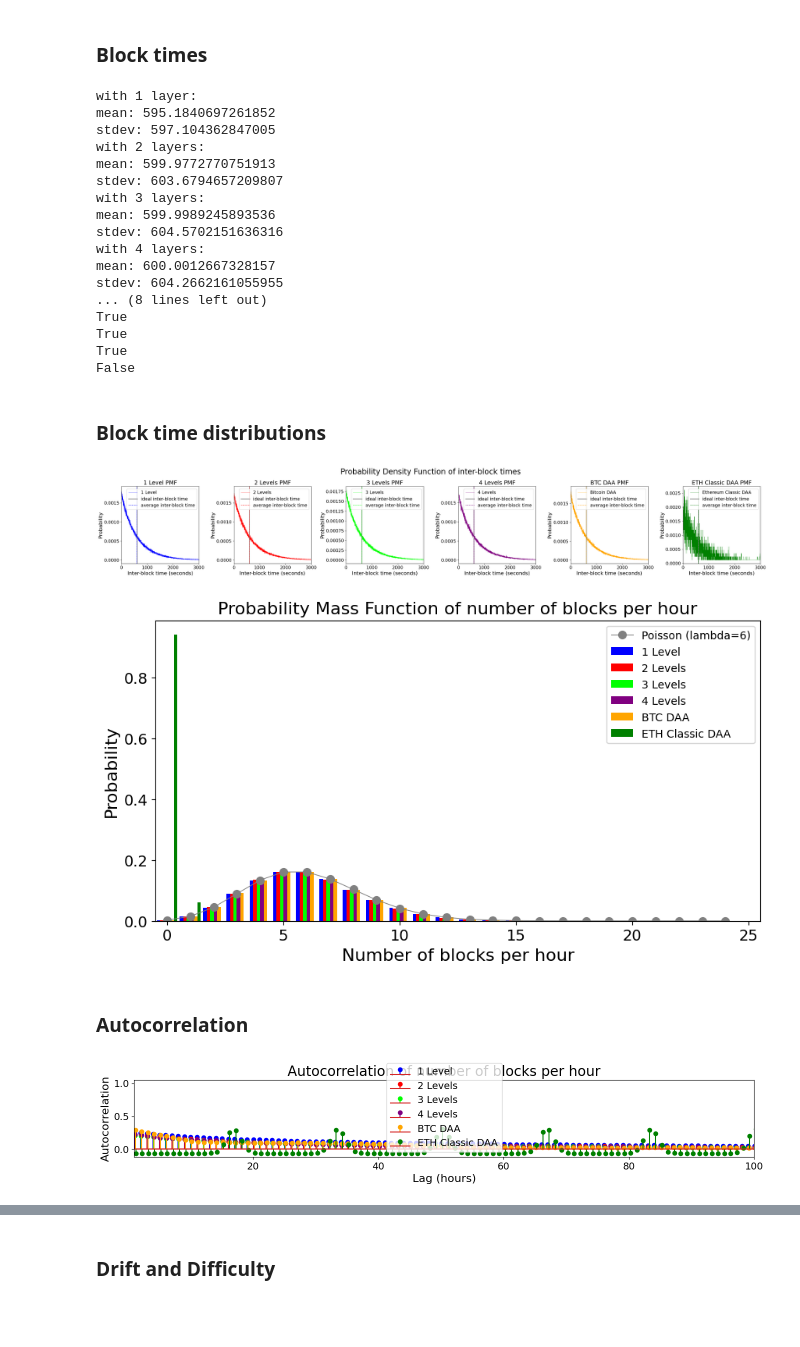
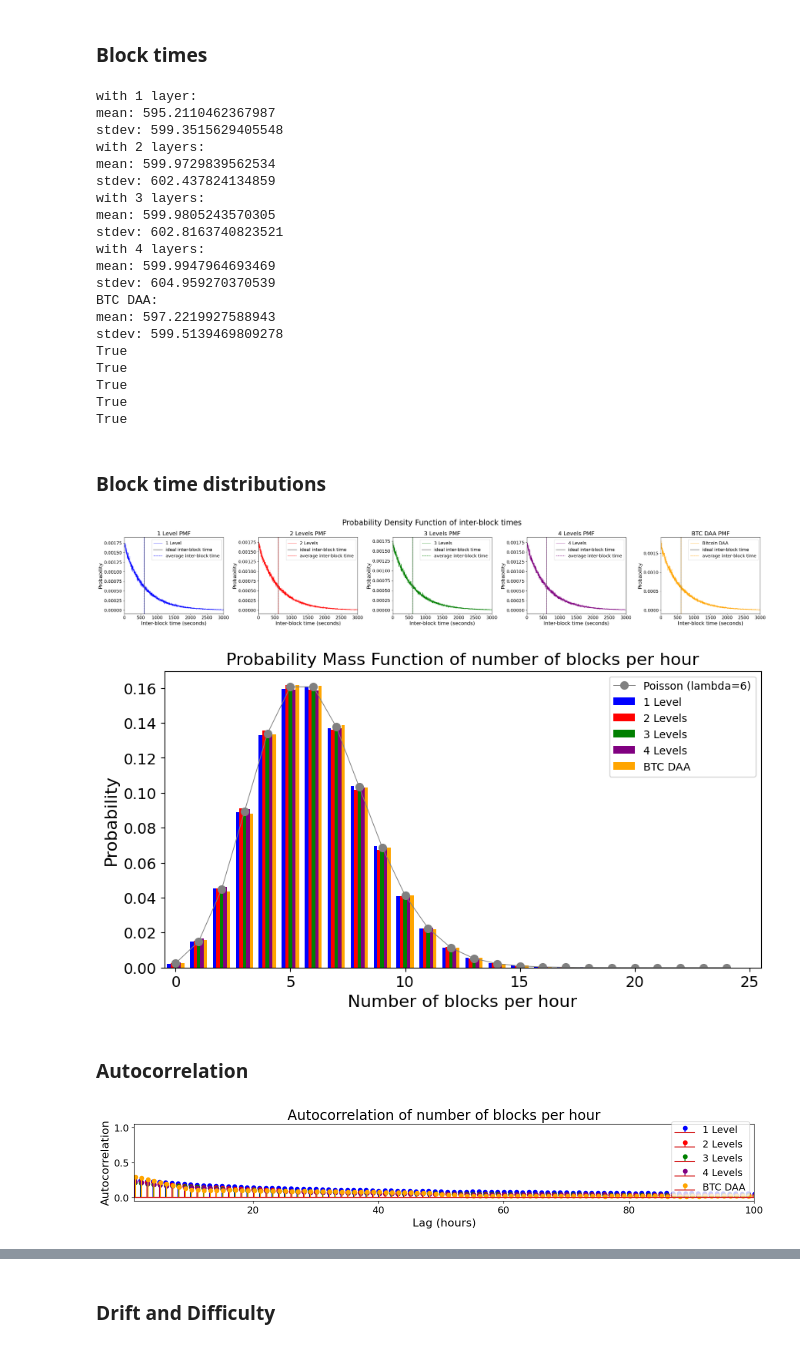
Before and after one commit to demKyr/BCH-DAA-2, a Jupyter notebook: visualisation_final_revised.ipynb, the cells around one changed output, grey strips where cells are left out. Saved outputs shown, nothing was run; the diff lists cells and outputs as text; code cells hidden in the pictures; blank space fills up the shorter version.

Commit message:
Fix Digishield and Eth Classic DAA

```diff
--- a/visualisation_final_revised.ipynb
+++ b/visualisation_final_revised.ipynb
@@ -45,7 +43,7 @@ df_eth['median_time'] = pd.to_datetime(df_eth['timestamp'], unit='s')
 import pandas as pd
 
 # === Summary Stats ===
-for i, df in enumerate([df_1_layer, df_2_layer, df_3_layer, df_4_layer, df_btc, df_eth], 1):
+for i, df in enumerate([df_1_layer, df_2_layer, df_3_layer, df_4_layer, df_btc], 1):
     if i == 5:
         print("BTC DAA:")
     elif i == 6:
@@ -56,7 +54,7 @@ for i, df in enumerate([df_1_layer, df_2_layer, df_3_layer, df_4_layer, df_btc,
     print("stdev:", df['block_time'].std())
 
 # === Sanity Check ===
-for df in [df_1_layer, df_2_layer, df_3_layer, df_4_layer, df_btc, df_eth]:
+for df in [df_1_layer, df_2_layer, df_3_layer, df_4_layer, df_btc]:
     df['secondary_block_time'] = pd.to_datetime(df['median_time']).diff().dt.total_seconds().fillna(0)
 
 print(df_1_layer['block_time'][1:].equals(df_1_layer['secondary_block_time'][1:]))
@@ -64,7 +62,6 @@ print(df_2_layer['block_time'][1:].equals(df_2_layer['secondary_block_time'][1:]
 print(df_3_layer['block_time'][1:].equals(df_3_layer['secondary_block_time'][1:]))
 print(df_4_layer['block_time'][1:].equals(df_4_layer['secondary_block_time'][1:]))
 print(df_btc['block_time'][1:].equals(df_btc['secondary_block_time'][1:]))
-print(df_eth['block_time'][1:].equals(df_eth['secondary_block_time'][1:]))
 # === Average Block Time per Day ===
 def avg_block_time_per_day(df):
     df['median_time'] = pd.to_datetime(df['median_time'])
@@ -76,7 +73,6 @@ q_res_2_layer_avg_block_time = avg_block_time_per_day(df_2_layer)
 q_res_3_layer_avg_block_time = avg_block_time_per_day(df_3_layer)
 q_res_4_layer_avg_block_time = avg_block_time_per_day(df_4_layer)
 q_res_btc_avg_block_time = avg_block_time_per_day(df_btc)
-q_res_eth_avg_block_time = avg_block_time_per_day(df_eth)
 
 # === Hourly Record Count ===
 def hourly_record_count(df):
@@ -89,7 +85,6 @@ q_res_2_layer_hour_count = hourly_record_count(df_2_layer)
 q_res_3_layer_hour_count = hourly_record_count(df_3_layer)
 q_res_4_layer_hour_count = hourly_record_count(df_4_layer)
 q_res_btc_hour_count = hourly_record_count(df_btc)
-q_res_eth_hour_count = hourly_record_count(df_eth)
 
 # === Fill Missing Hours ===
 min_hour = q_res_1_layer_hour_count['hour'].min()
@@ -105,25 +100,27 @@ q_res_2_layer_hour_count = fill_missing_hours(q_res_2_layer_hour_count)
 q_res_3_layer_hour_count = fill_missing_hours(q_res_3_layer_hour_count)
 q_res_4_layer_hour_count = fill_missing_hours(q_res_4_layer_hour_count)
 q_res_btc_hour_count = fill_missing_hours(q_res_btc_hour_count)
-q_res_eth_hour_count = fill_missing_hours(q_res_eth_hour_count)
 # %% [output]
 with 1 layer:
-mean: 595.1840697261852
-stdev: 597.104362847005
+mean: 595.2110462367987
+stdev: 599.3515629405548
 with 2 layers:
-mean: 599.9772770751913
-stdev: 603.6794657209807
+mean: 599.9729839562534
+stdev: 602.437824134859
 with 3 layers:
-mean: 599.9989245893536
-stdev: 604.5702151636316
+mean: 599.9805243570305
+stdev: 602.8163740823521
 with 4 layers:
-mean: 600.0012667328157
-stdev: 604.2662161055955
-... (8 lines left out)
+mean: 599.9947964693469
+stdev: 604.959270370539
+BTC DAA:
+mean: 597.2219927588943
+stdev: 599.5139469809278
 True
 True
 True
-False
+True
+True
 # %% [markdown]
 ### Block time distributions
 # %%
@@ -132,9 +129,8 @@ pdf_block_time_2_layer = df_2_layer['block_time'].value_counts(normalize=True).s
 pdf_block_time_3_layer = df_3_layer['block_time'].value_counts(normalize=True).sort_index()
 pdf_block_time_4_layer = df_4_layer['block_time'].value_counts(normalize=True).sort_index()
 pdf_block_time_btc = df_btc['block_time'].value_counts(normalize=True).sort_index()
-pdf_block_time_eth = df_eth['block_time'].value_counts(normalize=True).sort_index()
 
-fig, axs = plt.subplots(1, 6, figsize=(30, 5))
+fig, axs = plt.subplots(1, 5, figsize=(30, 5))
 
 axs[0].plot(pdf_block_time_1_layer.index, pdf_block_time_1_layer.values, color='blue', label='1 Level', linewidth=0.5)
 axs[0].axvline(600, color='gray', linestyle='-', linewidth=2, label='ideal inter-block time')
@@ -156,9 +152,9 @@ axs[1].set_xlim(0, 3000)
 axs[1].legend(fontsize=14)
 axs[1].tick_params(axis='both', which='major', labelsize=14)
 
-axs[2].plot(pdf_block_time_3_layer.index, pdf_block_time_3_layer.values, color='lime', label='3 Levels', linewidth=0.5)
+axs[2].plot(pdf_block_time_3_layer.index, pdf_block_time_3_layer.values, color='green', label='3 Levels', linewidth=0.5)
 axs[2].axvline(600, color='gray', linestyle='-', linewidth=2, label='ideal inter-block time')
-axs[2].axvline(df_3_layer['block_time'].mean(), color='lime', linestyle='--', linewidth=1, label='average inter-block time')
+axs[2].axvline(df_3_layer['block_time'].mean(), color='green', linestyle='--', linewidth=1, label='average inter-block time')
 axs[2].set_title('3 Levels PMF', fontsize=18)
 axs[2].set_xlabel('Inter-block time (seconds)', fontsize=16)
 axs[2].set_ylabel('Probability', fontsize=16)
@@ -186,67 +182,53 @@ axs[4].set_xlim(0, 3000)
 axs[4].legend(fontsize=14)
 axs[4].tick_params(axis='both', which='major', labelsize=14)
 
-axs[5].plot(pdf_block_time_eth.index, pdf_block_time_eth.values, color='green', label='Ethereum Classic DAA', linewidth=0.5)
-axs[5].axvline(600, color='gray', linestyle='-', linewidth=2, label='ideal inter-block time')
-axs[5].axvline(df_eth['block_time'].mean(), color='green', linestyle='--', linewidth=1, label='average inter-block time')
-axs[5].set_title('ETH Classic DAA PMF', fontsize=18)
-axs[5].set_xlabel('Inter-block time (seconds)', fontsize=16)
-axs[5].set_ylabel('Probability', fontsize=16)
-axs[5].set_xlim(0, 3000)
-axs[5].legend(fontsize=14)
-axs[5].tick_params(axis='both', which='major', labelsize=14)
-
 fig.suptitle('Probability Density Function of inter-block times', fontsize=24)
 plt.tight_layout()
 plt.show()
 # %% [output]
-[figure, old version]
+[figure, new version]
 # %%
 pdf_1_layer = q_res_1_layer_hour_count['record_count'].value_counts(normalize=True).sort_index()
 pdf_2_layer = q_res_2_layer_hour_count['record_count'].value_counts(normalize=True).sort_index()
 pdf_3_layer = q_res_3_layer_hour_count['record_count'].value_counts(normalize=True).sort_index()
 pdf_4_layer = q_res_4_layer_hour_count['record_count'].value_counts(normalize=True).sort_index()
 pdf_btc = q_res_btc_hour_count['record_count'].value_counts(normalize=True).sort_index()
-pdf_eth = q_res_eth_hour_count['record_count'].value_counts(normalize=True).sort_index()
-
 
 aligned_data_layers = pd.DataFrame({
     '1 Layer': pdf_1_layer,
     '2 Layers': pdf_2_layer,
     '3 Layers': pdf_3_layer,
     '4 Layers': pdf_4_layer,
-    'BTC DAA': pdf_btc,
-    'ETH Classic DAA': pdf_eth
+    'BTC DAA': pdf_btc
 }).fillna(0)
 
 aligned_data_layers = aligned_data_layers[aligned_data_layers.index <= 25]
 
 x_lim = 25
 width = 0.15
 fig, axs = plt.subplots(1, 1, figsize=(10, 5))
 x_positions = np.arange(len(aligned_data_layers))
 
 axs.plot(np.arange(0, x_lim), poisson.pmf(np.arange(0, x_lim), 6), color='gray', label='Poisson (lambda=6)', marker='o', markersize=7, linewidth=0.7)
-axs.bar(x_positions - 2.5 * width, aligned_data_layers['1 Layer'].values, width=width, color='blue', label='1 Level')
-axs.bar(x_positions - 1.5 * width, aligned_data_layers['2 Layers'].values, width=width, color='red', label='2 Levels')
-axs.bar(x_positions - 0.5 * width, aligned_data_layers['3 Layers'].values, width=width, color='lime', label='3 Levels')
-axs.bar(x_positions + 0.5 * width, aligned_data_layers['4 Layers'].values, width=width, color='purple', label='4 Levels')
-axs.bar(x_positions + 1.5 * width, aligned_data_layers['BTC DAA'].values, width=width, color='orange', label='BTC DAA')
-axs.bar(x_positions + 2.5 * width, aligned_data_layers['ETH Classic DAA'].values, width=width, color='green', label='ETH Classic DAA')
+axs.bar(x_positions - 2 * width, aligned_data_layers['1 Layer'].values, width=width, color='blue', label='1 Level')
+axs.bar(x_positions - 1 * width, aligned_data_layers['2 Layers'].values, width=width, color='red', label='2 Levels')
+axs.bar(x_positions, aligned_data_layers['3 Layers'].values, width=width, color='green', label='3 Levels')
+axs.bar(x_positions + 1 * width, aligned_data_layers['4 Layers'].values, width=width, color='purple', label='4 Levels')
+axs.bar(x_positions + 2 * width, aligned_data_layers['BTC DAA'].values, width=width, color='orange', label='BTC DAA')
 axs.set_xlim(-0.5, len(x_positions) - 0.5)
 axs.legend()
 axs.set_title('Probability Mass Function of number of blocks per hour', fontsize=16)
 axs.set_xlabel('Number of blocks per hour', fontsize=16)
 axs.set_ylabel('Probability', fontsize=16)
 axs.tick_params(axis='both', which='major', labelsize=14)
 
 tick_positions = np.arange(0, len(aligned_data_layers), 5)
 axs.set_xticks(tick_positions)
 axs.set_xticklabels(aligned_data_layers.index[tick_positions].astype(int))
 
 plt.show()
 # %% [output]
-[figure, old version]
+[figure, new version]
 # %% [markdown]
 ### Autocorrelation
 # %%
@@ -257,16 +239,14 @@ acf_values_2_layer = acf(q_res_2_layer_hour_count['record_count'], nlags=x_lim)
 acf_values_3_layer = acf(q_res_3_layer_hour_count['record_count'], nlags=x_lim)
 acf_values_4_layer = acf(q_res_4_layer_hour_count['record_count'], nlags=x_lim)
 acf_values_btc = acf(q_res_btc_hour_count['record_count'], nlags=x_lim)
-acf_values_eth = acf(q_res_eth_hour_count['record_count'], nlags=x_lim)
 
 lags = np.arange(0, x_lim + 1)
 width = 0.15
 plt.stem(lags + 0.25 * width, acf_values_1_layer, label='1 Level', linefmt='blue')
 plt.stem(lags + 0.5 * width, acf_values_2_layer, label='2 Levels', linefmt='red')
-plt.stem(lags + 0.75 * width, acf_values_3_layer, label='3 Levels', linefmt='lime')
+plt.stem(lags + 0.75 * width, acf_values_3_layer, label='3 Levels', linefmt='green')
 plt.stem(lags + width, acf_values_4_layer, label='4 Levels', linefmt='purple')
 plt.stem(lags + 1.25 * width, acf_values_btc, label='BTC DAA', linefmt='orange')
-plt.stem(lags + 1.75 * width, acf_values_eth, label='ETH Classic DAA', linefmt='green')
 plt.title('Autocorrelation of number of blocks per hour', fontsize=20)
 plt.xlabel('Lag (hours)', fontsize=16)
 plt.ylabel('Autocorrelation', fontsize=16)
@@ -278,7 +258,7 @@ plt.legend(fontsize=14)
 plt.xlim(1, x_lim)
 plt.show()
 # %% [output]
-[figure, old version]
+[figure, new version]
 # %%
 x_lim = 200
 
```
Also changed, not shown: parts of 5 cells of this notebook, 2 other files.
